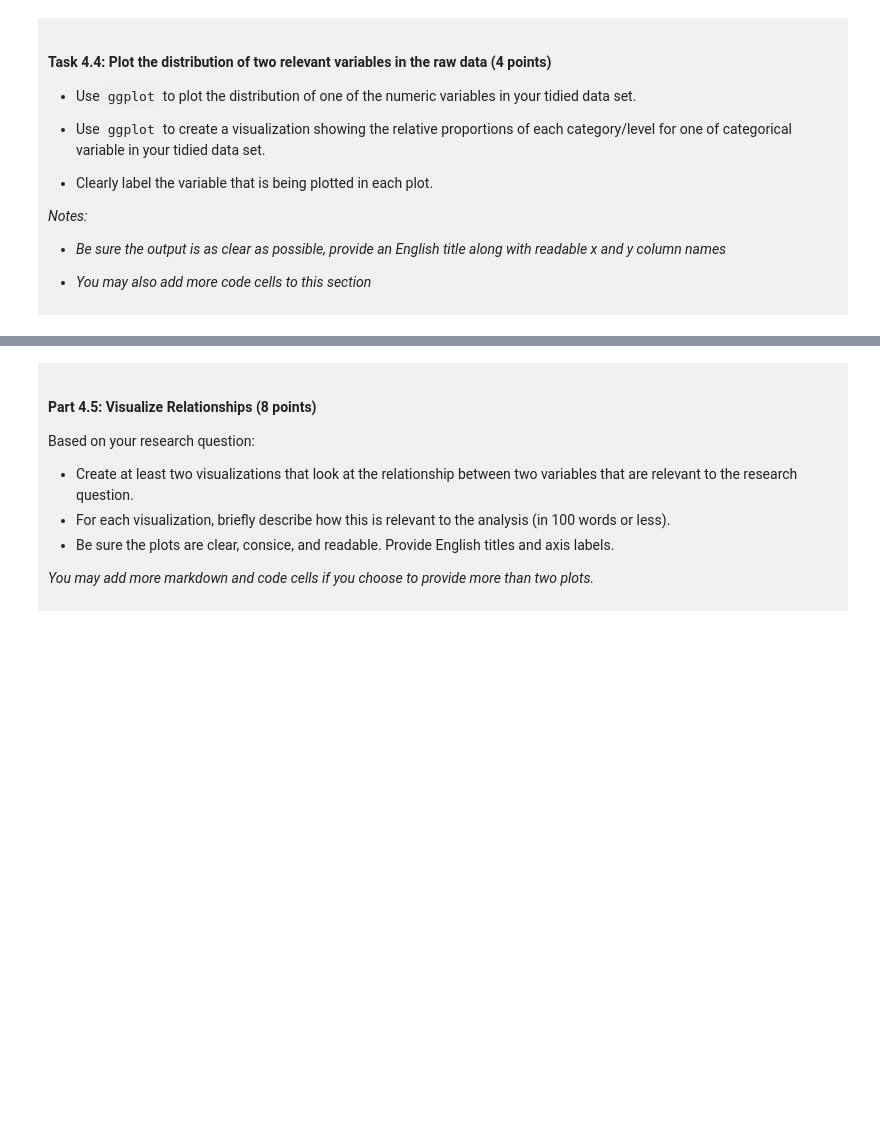
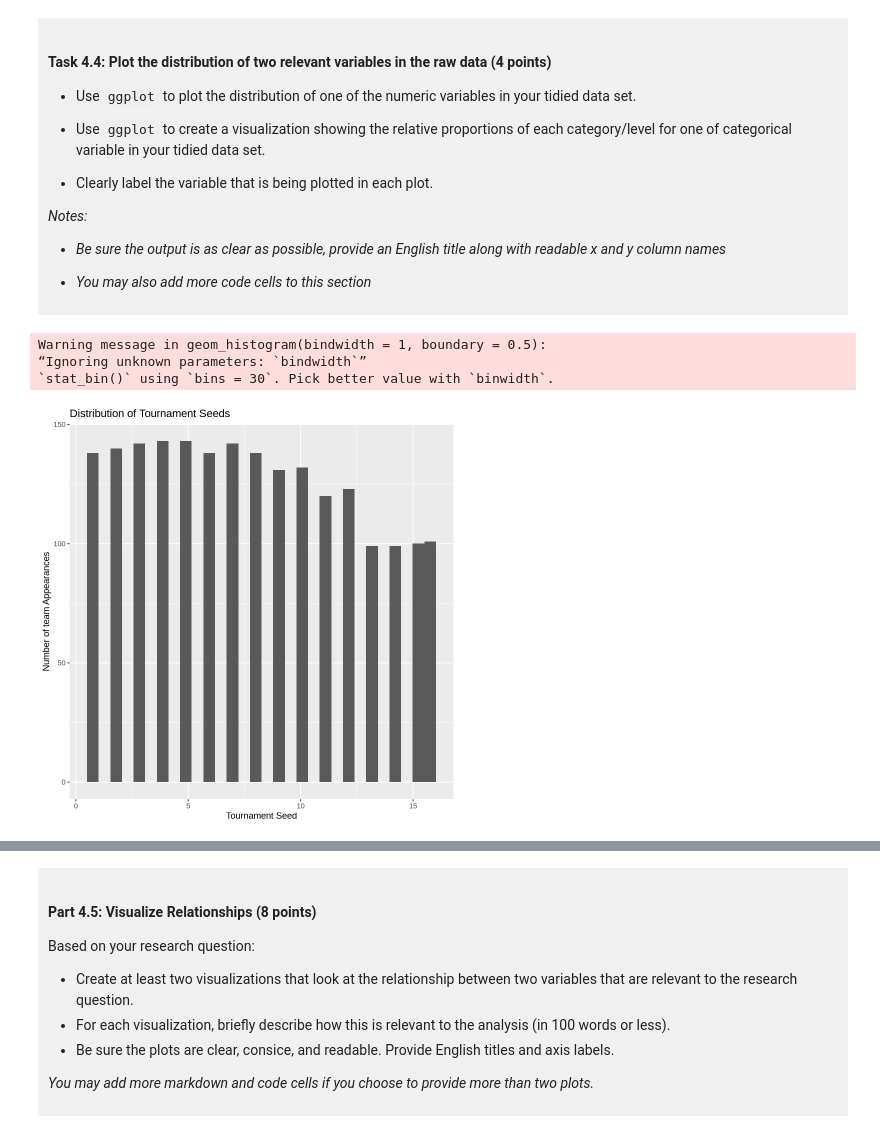
Before and after one commit to Elenaxwq/dsci-100-project-Elena-Xu, a Jupyter notebook: dsci-100-project-notebook.ipynb, the cells around one changed output, grey strips where cells are left out. Drawn from its saved outputs; the diff is of its cells as text; code cells hidden in the pictures; blank space fills up the shorter version.

Commit message:
Summary, check missing value, group caparison, visualizing, and plan knn classification

```diff
--- a/dsci-100-project-notebook.ipynb
+++ b/dsci-100-project-notebook.ipynb
@@ -299,5 +337,16 @@ You will refine your research question (if needed) and produce a tidy data set.
 </div>
 # %%
 ### EDIT THIS CODE CELL FOR PLOT 1 ###
+seed_plot <- NCAA_clean|>
+ggplot(aes(x=seed)) +
+geom_histogram(bindwidth=1,boundary=0.5) +
+labs(x= 'Tournament Seed',y = 'Number of team Appearances',
+     title = "Distribution of Tournament Seeds")
+seed_plot
+# %% [output]
+Warning message in geom_histogram(bindwidth = 1, boundary = 0.5):
+“Ignoring unknown parameters: `bindwidth`”
+`stat_bin()` using `bins = 30`. Pick better value with `binwidth`.
+[figure, added]
 # %%
 ### EDIT THIS CODE CELL FOR PLOT 2 ###
```
Also changed, not shown: parts of 10 cells of this notebook.
